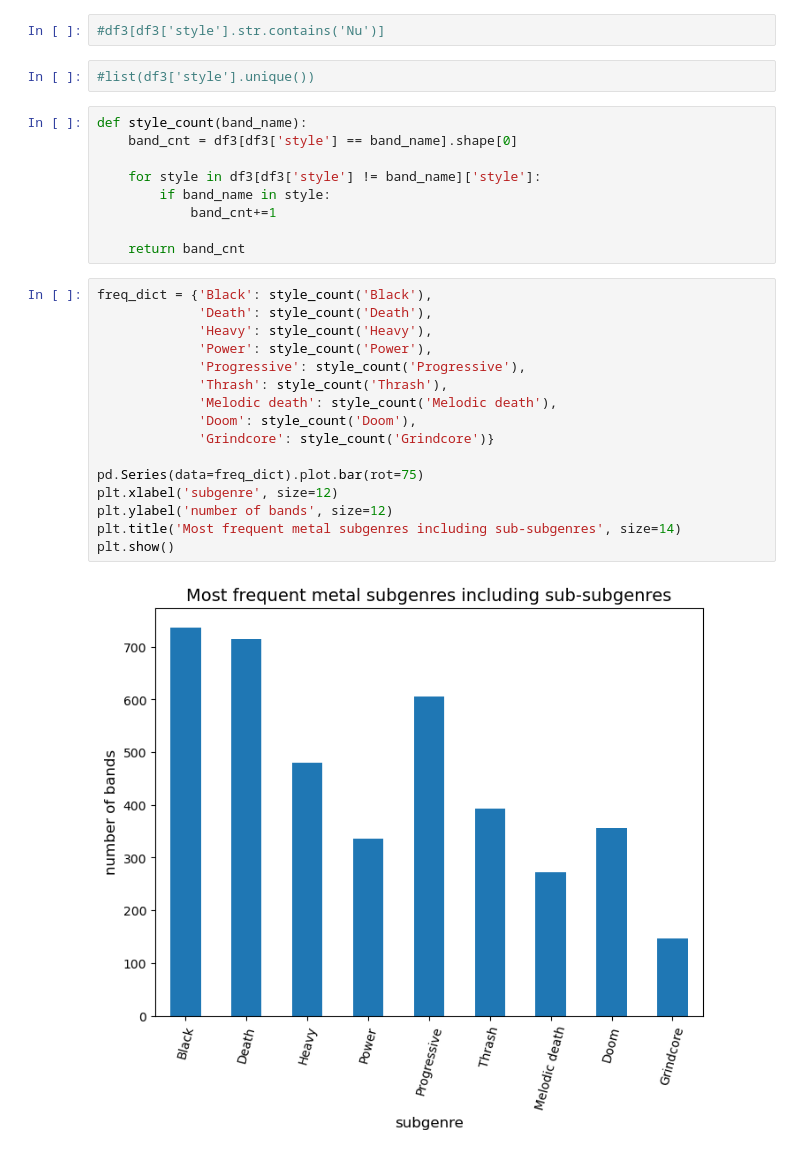
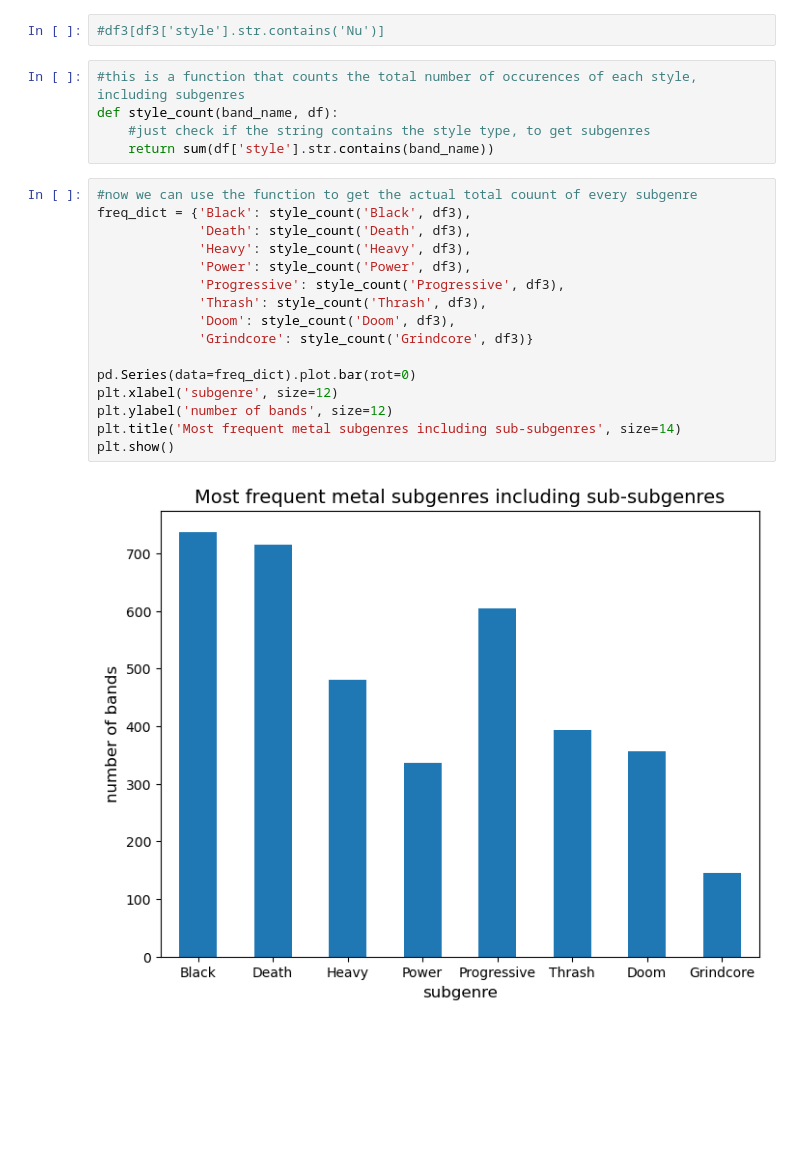
Before and after one commit to RavinderRai/metal_bands_by_nation, a Jupyter notebook: Metal_Bands_Analysis.ipynb, the cells around one changed output. Saved outputs shown, nothing was run; the diff lists cells and outputs as text; blank space fills up the shorter version.

Commit message:
almost done, just the last plot needs cleaning

```diff
--- a/Metal_Bands_Analysis.ipynb
+++ b/Metal_Bands_Analysis.ipynb
@@ -279,31 +279,25 @@ Note for Black, some genres start with the word Blackened, which is typically a
 # %%
 #df3[df3['style'].str.contains('Nu')]
-# %%
-#list(df3['style'].unique())
 # %%
-def style_count(band_name):
-    band_cnt = df3[df3['style'] == band_name].shape[0]
-
-    for style in df3[df3['style'] != band_name]['style']:
-        if band_name in style:
-            band_cnt+=1
-
-    return band_cnt
+#this is a function that counts the total number of occurences of each style, including subgenres
+def style_count(band_name, df):
+    #just check if the string contains the style type, to get subgenres
+    return sum(df['style'].str.contains(band_name))
 # %%
-freq_dict = {'Black': style_count('Black'),
-             'Death': style_count('Death'),
-             'Heavy': style_count('Heavy'),
-             'Power': style_count('Power'),
-             'Progressive': style_count('Progressive'),
-             'Thrash': style_count('Thrash'),
-             'Melodic death': style_count('Melodic death'),
-             'Doom': style_count('Doom'),
-             'Grindcore': style_count('Grindcore')}
+#now we can use the function to get the actual total couunt of every subgenre
+freq_dict = {'Black': style_count('Black', df3),
+             'Death': style_count('Death', df3),
+             'Heavy': style_count('Heavy', df3),
+             'Power': style_count('Power', df3),
+             'Progressive': style_count('Progressive', df3),
+             'Thrash': style_count('Thrash', df3),
+             'Doom': style_count('Doom', df3),
+             'Grindcore': style_count('Grindcore', df3)}
 
-pd.Series(data=freq_dict).plot.bar(rot=75)
+pd.Series(data=freq_dict).plot.bar(rot=0)
 plt.xlabel('subgenre', size=12)
 plt.ylabel('number of bands', size=12)
 plt.title('Most frequent metal subgenres including sub-subgenres', size=14)
 plt.show()
 # %% [output]
-[figure, old version]
+[figure, new version]
```
Also changed, not shown: parts of 14 cells of this notebook.
